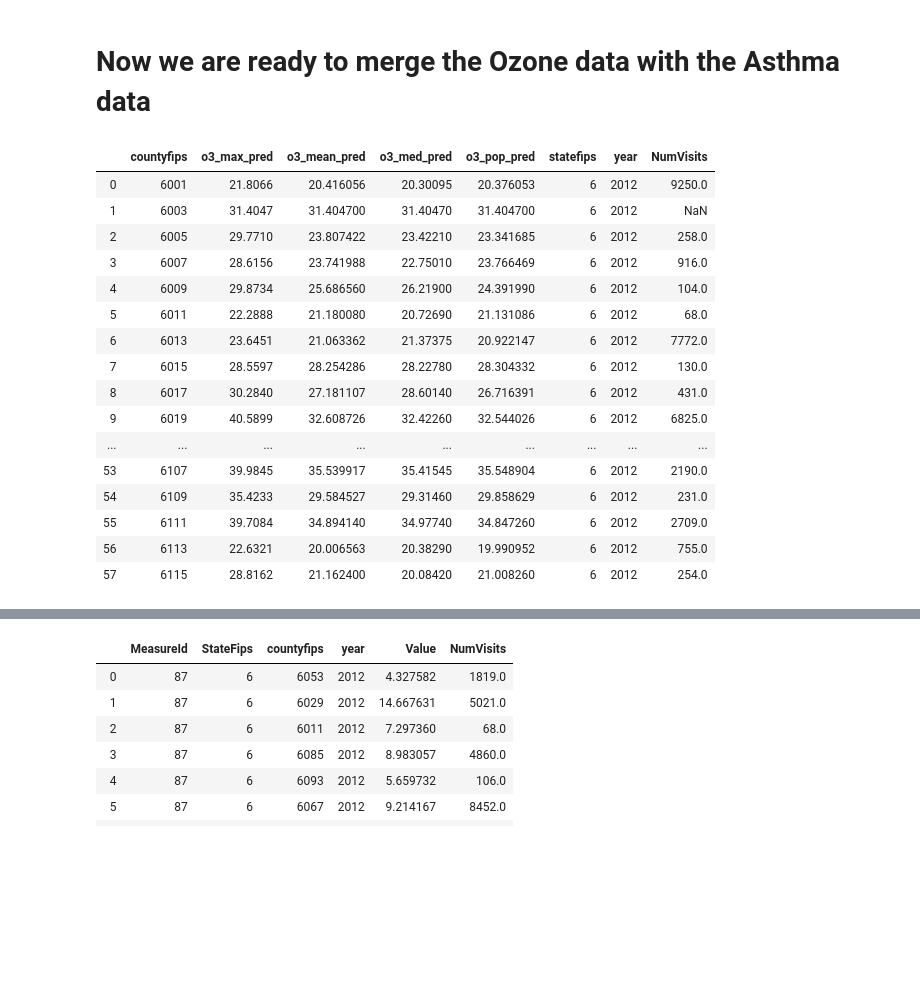
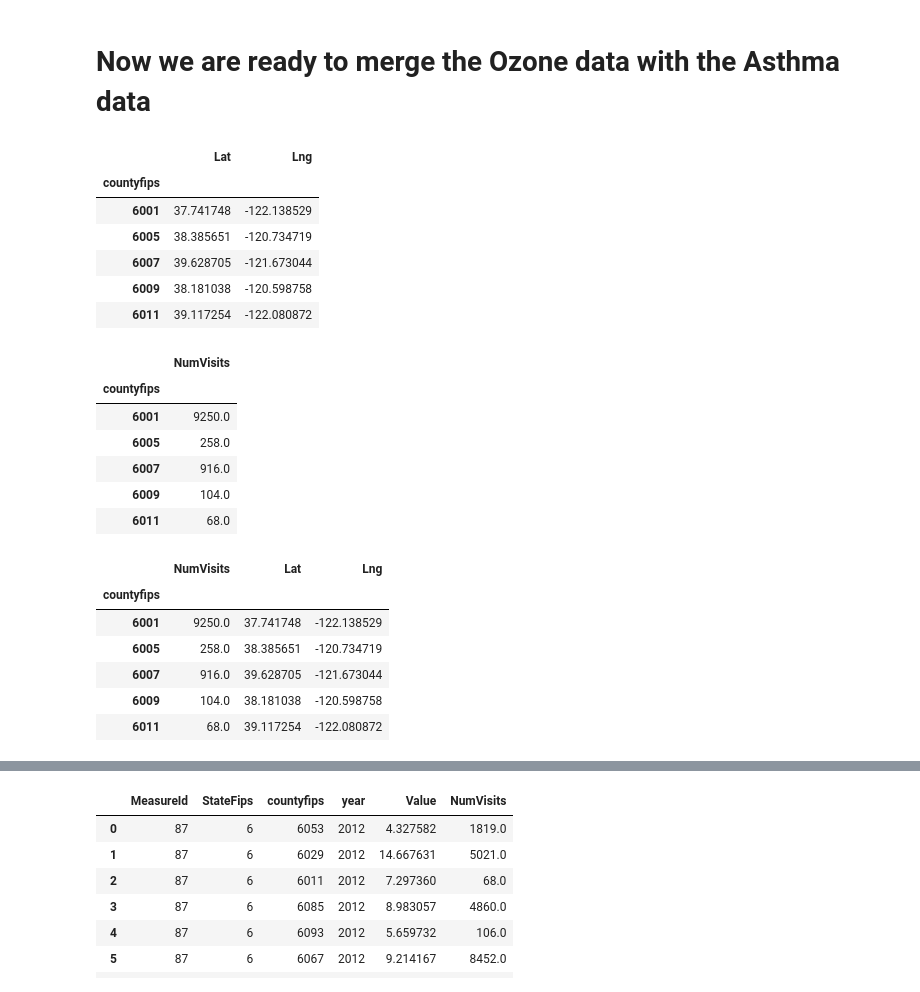
Before and after one commit to VanessaKnox/MVP-Solutions, a Jupyter notebook: masterprojectwork (asthma and ozone) - Final3.ipynb, the cells around one changed output, grey strips where cells are left out. Cells and saved outputs as stored; diff of their text form; code cells hidden in the pictures; blank space fills up the shorter version.

```diff
--- a/masterprojectwork (asthma and ozone) Vanessa.ipynb
+++ b/masterprojectwork (asthma and ozone) - Final3.ipynb
@@ -1322,29 +1253,37 @@ fig3
 [interactive output not drawn]
 # %% [markdown]
 # Now we are ready to merge the Ozone data with the Asthma data
+# %%
+lat_lng_pd = pd.merge(latitude_byfips_2009, longitude_byfips_2009, on='countyfips')
+lat_lng_pd.head()
+# %% [output]
+|  | Lat | Lng |
+| countyfips |  |  |
+| 6001 | 37.741748 | -122.138529 |
+| 6005 | 38.385651 | -120.734719 |
+| 6007 | 39.628705 | -121.673044 |
+| 6009 | 38.181038 | -120.598758 |
+| 6011 | 39.117254 | -122.080872 |
 # %%
 #merged num visits asthma 2012 and ozone 2012
 numvisits_byfips_2012_df = pd.DataFrame(numvisits_byfips_2012)
-numvisits_byfips_2012_df
-
-
-combined_ozone_asthma_2012 = pd.merge(ozone_data_abbreviated2012, numvisits_byfips_2012_df, how='outer', on='countyfips')
-combined_ozone_asthma_2012
+numvisits_byfips_2012_df.head()
 # %% [output]
-|  | countyfips | o3_max_pred | o3_mean_pred | o3_med_pred | o3_pop_pred | statefips | year | NumVisits |
-| 0 | 6001 | 21.8066 | 20.416056 | 20.30095 | 20.376053 | 6 | 2012 | 9250.0 |
-| 1 | 6003 | 31.4047 | 31.404700 | 31.40470 | 31.404700 | 6 | 2012 | NaN |
-| 2 | 6005 | 29.7710 | 23.807422 | 23.42210 | 23.341685 | 6 | 2012 | 258.0 |
-| 3 | 6007 | 28.6156 | 23.741988 | 22.75010 | 23.766469 | 6 | 2012 | 916.0 |
-| 4 | 6009 | 29.8734 | 25.686560 | 26.21900 | 24.391990 | 6 | 2012 | 104.0 |
-| 5 | 6011 | 22.2888 | 21.180080 | 20.72690 | 21.131086 | 6 | 2012 | 68.0 |
-| 6 | 6013 | 23.6451 | 21.063362 | 21.37375 | 20.922147 | 6 | 2012 | 7772.0 |
-| 7 | 6015 | 28.5597 | 28.254286 | 28.22780 | 28.304332 | 6 | 2012 | 130.0 |
-| 8 | 6017 | 30.2840 | 27.181107 | 28.60140 | 26.716391 | 6 | 2012 | 431.0 |
-| 9 | 6019 | 40.5899 | 32.608726 | 32.42260 | 32.544026 | 6 | 2012 | 6825.0 |
-| ... | ... | ... | ... | ... | ... | ... | ... | ... |
-| 53 | 6107 | 39.9845 | 35.539917 | 35.41545 | 35.548904 | 6 | 2012 | 2190.0 |
-| 54 | 6109 | 35.4233 | 29.584527 | 29.31460 | 29.858629 | 6 | 2012 | 231.0 |
-| 55 | 6111 | 39.7084 | 34.894140 | 34.97740 | 34.847260 | 6 | 2012 | 2709.0 |
-| 56 | 6113 | 22.6321 | 20.006563 | 20.38290 | 19.990952 | 6 | 2012 | 755.0 |
-| 57 | 6115 | 28.8162 | 21.162400 | 20.08420 | 21.008260 | 6 | 2012 | 254.0 |
+|  | NumVisits |
+| countyfips |  |
+| 6001 | 9250.0 |
+| 6005 | 258.0 |
+| 6007 | 916.0 |
+| 6009 | 104.0 |
+| 6011 | 68.0 |
+# %%
+numvisits_byfips_2012_lat_lng_df = pd.merge(numvisits_byfips_2012_df, lat_lng_pd, on='countyfips')
+numvisits_byfips_2012_lat_lng_df.head()
+# %% [output]
+|  | NumVisits | Lat | Lng |
+| countyfips |  |  |  |
+| 6001 | 9250.0 | 37.741748 | -122.138529 |
+| 6005 | 258.0 | 38.385651 | -120.734719 |
+| 6007 | 916.0 | 39.628705 | -121.673044 |
+| 6009 | 104.0 | 38.181038 | -120.598758 |
+| 6011 | 68.0 | 39.117254 | -122.080872 |
```
Also changed, not shown: parts of 34 cells of this notebook, 5 other files.
